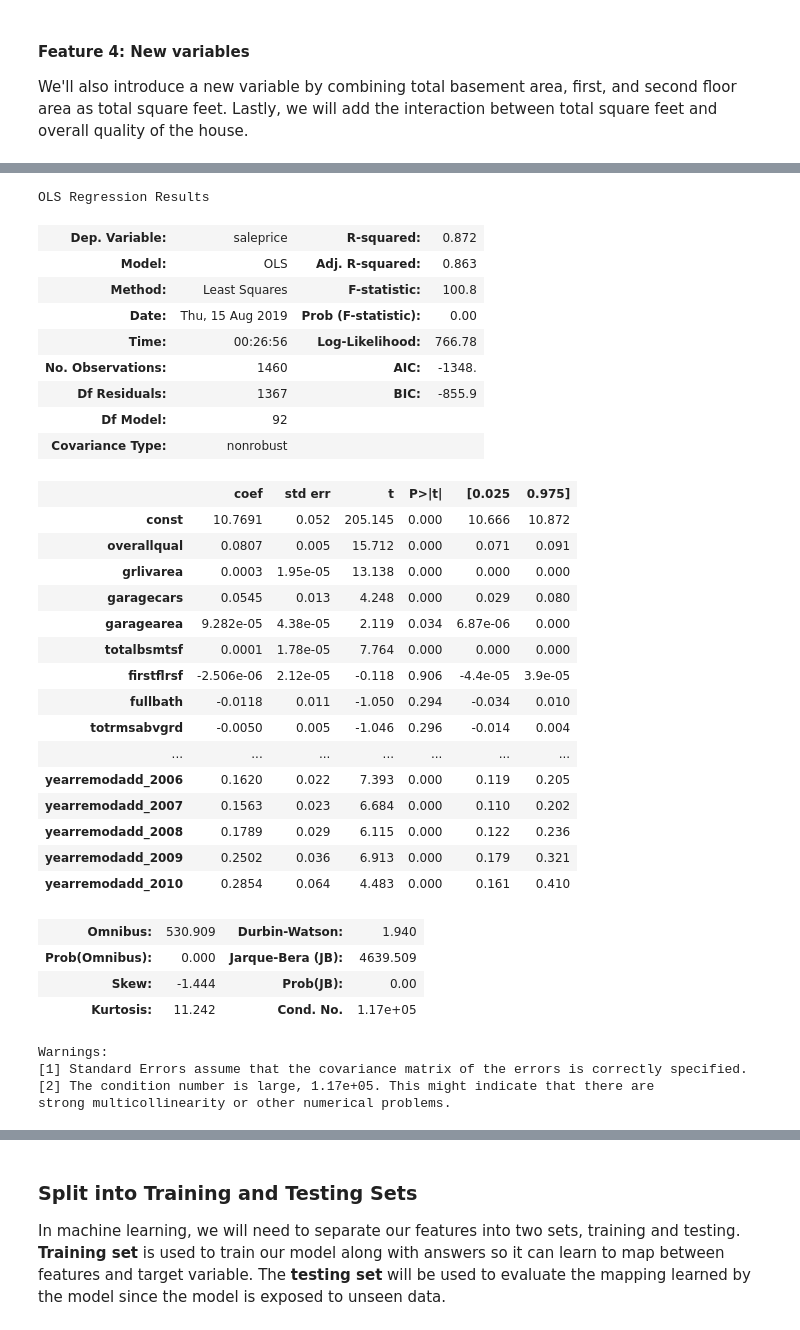
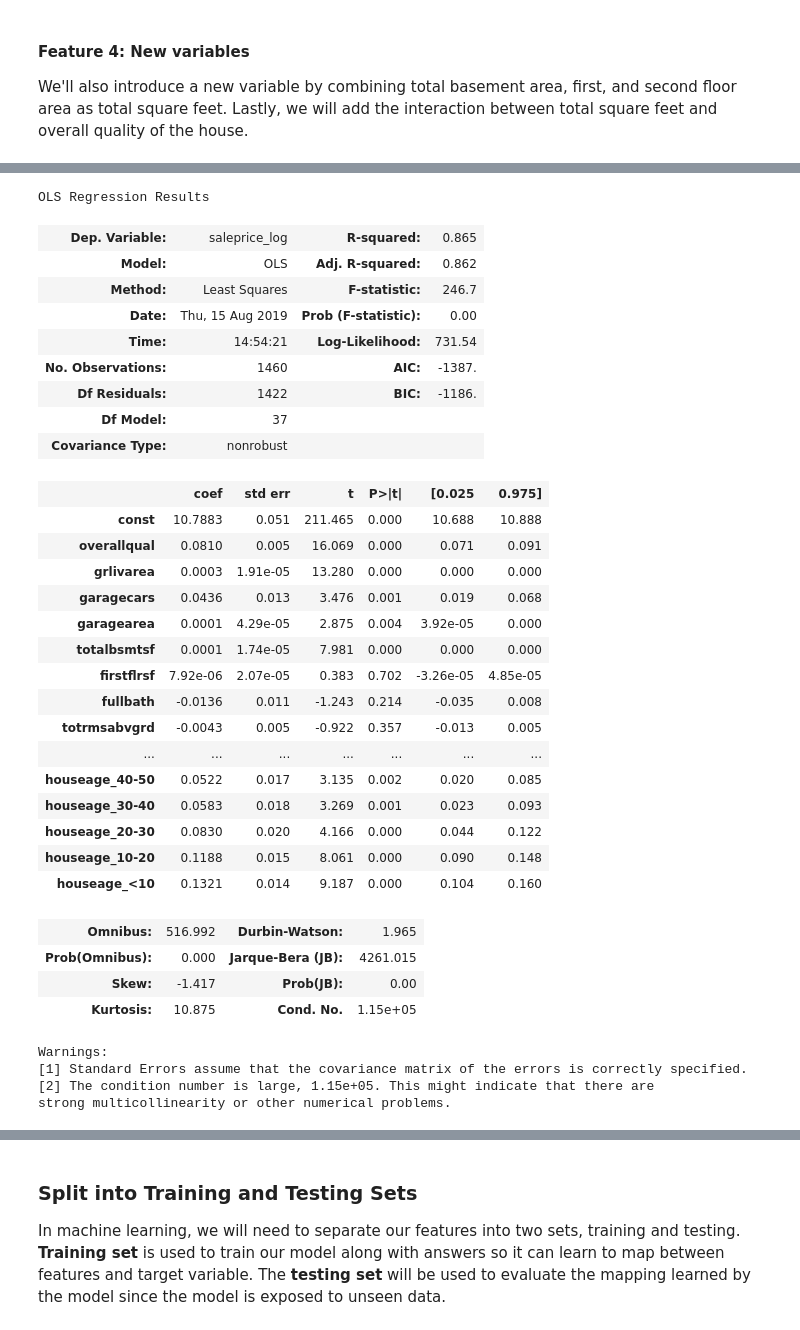
Before and after one commit to tsaw8/Thinkful_Project, a Jupyter notebook: Module 19: Supervised learning: solving regression problems/8. Challenge House prices model .ipynb, the cells around one changed output, grey strips where cells are left out. Saved outputs shown, nothing was run; the diff lists cells and outputs as text; code cells hidden in the pictures.

```diff
--- a/Module 19: Supervised learning: solving regression problems/8. Challenge House prices model .ipynb
+++ b/Module 19: Supervised learning: solving regression problems/8. Challenge House prices model .ipynb
@@ -618,7 +548,10 @@ One would expect houses in ares that are highly rated for in safety, near good s
 # %% [markdown]
 Before plotting year built, we will create house age groups.
 # %%
+# Create new house age groups
+
 df2['yearremodadd'] = pd.to_numeric(df['yearremodadd'])
 df2['saleprice'] = pd.to_numeric(df['saleprice'])
-#df2.yearbuilt.describe()
-df2.saleprice.describe()
+
+df2['houseage'] = pd.cut(df2['yearremodadd'],6,labels=['50+','40-50', '30-40','20-30',
+                                                      '10-20','<10'])
@@ -684,15 +602,17 @@ The variables look relatively independent to each other. We can look at these va
 We will be introducing the following categorical variables to the model: neighborhood and year remodel added.
 # %%
 df2 = pd.concat([df2,pd.get_dummies(df2.neighborhood, prefix="neighborhood", drop_first=True)], axis=1)
-df2 = pd.concat([df2,pd.get_dummies(df2.yearremodadd, prefix="yearremodadd", drop_first=True)], axis=1)
+df2 = pd.concat([df2,pd.get_dummies(df2.houseage, prefix="houseage", drop_first=True)], axis=1)
 
 
 dummy_column_names = list(pd.get_dummies(df2.neighborhood, prefix="neighborhood", drop_first=True).columns)
-dummy_column_names = dummy_column_names + list(pd.get_dummies(df2.yearremodadd, prefix="yearremodadd", drop_first=True).columns)
+dummy_column_names = dummy_column_names + list(pd.get_dummies(df2.houseage, prefix="houseage", drop_first=True).columns)
 # %% [markdown]
 #### Feature 3: Log transformation
 
 To increase the fit of our model, we will perform log transformation on sale price since it is highly skewed to the right.
+# %%
+df2['saleprice_log'] = np.log1p(df2['saleprice'])
 # %% [markdown]
 #### Feature 4: New variables
 
@@ -709,47 +633,47 @@ We will determine whether the features we selected are good for the model by tes
 # %%
 # Y is the target variable
-Y = np.log1p(df['saleprice'])
+Y = df2['saleprice_log']
 # X is the feature set
 X = df2[['overallqual','grlivarea','garagecars','garagearea','totalbsmtsf','firstflrsf','fullbath','totrmsabvgrd'] + dummy_column_names]
 
 X = sm.add_constant(X)
 
 results = sm.OLS(Y, X).fit()
 
 results.summary()
 # %% [output]
 OLS Regression Results
-| Dep. Variable: | saleprice | R-squared: | 0.872 |
-| Model: | OLS | Adj. R-squared: | 0.863 |
-| Method: | Least Squares | F-statistic: | 100.8 |
+| Dep. Variable: | saleprice_log | R-squared: | 0.865 |
+| Model: | OLS | Adj. R-squared: | 0.862 |
+| Method: | Least Squares | F-statistic: | 246.7 |
 | Date: | Thu, 15 Aug 2019 | Prob (F-statistic): | 0.00 |
-| Time: | 00:26:56 | Log-Likelihood: | 766.78 |
-| No. Observations: | 1460 | AIC: | -1348. |
-| Df Residuals: | 1367 | BIC: | -855.9 |
-| Df Model: | 92 |  |  |
+| Time: | 14:54:21 | Log-Likelihood: | 731.54 |
+| No. Observations: | 1460 | AIC: | -1387. |
+| Df Residuals: | 1422 | BIC: | -1186. |
+| Df Model: | 37 |  |  |
 | Covariance Type: | nonrobust |  |  |
 |  | coef | std err | t | P>|t| | [0.025 | 0.975] |
-| const | 10.7691 | 0.052 | 205.145 | 0.000 | 10.666 | 10.872 |
-| overallqual | 0.0807 | 0.005 | 15.712 | 0.000 | 0.071 | 0.091 |
-| grlivarea | 0.0003 | 1.95e-05 | 13.138 | 0.000 | 0.000 | 0.000 |
-| garagecars | 0.0545 | 0.013 | 4.248 | 0.000 | 0.029 | 0.080 |
-| garagearea | 9.282e-05 | 4.38e-05 | 2.119 | 0.034 | 6.87e-06 | 0.000 |
-| totalbsmtsf | 0.0001 | 1.78e-05 | 7.764 | 0.000 | 0.000 | 0.000 |
-| firstflrsf | -2.506e-06 | 2.12e-05 | -0.118 | 0.906 | -4.4e-05 | 3.9e-05 |
-| fullbath | -0.0118 | 0.011 | -1.050 | 0.294 | -0.034 | 0.010 |
-| totrmsabvgrd | -0.0050 | 0.005 | -1.046 | 0.296 | -0.014 | 0.004 |
+| const | 10.7883 | 0.051 | 211.465 | 0.000 | 10.688 | 10.888 |
+| overallqual | 0.0810 | 0.005 | 16.069 | 0.000 | 0.071 | 0.091 |
+| grlivarea | 0.0003 | 1.91e-05 | 13.280 | 0.000 | 0.000 | 0.000 |
+| garagecars | 0.0436 | 0.013 | 3.476 | 0.001 | 0.019 | 0.068 |
+| garagearea | 0.0001 | 4.29e-05 | 2.875 | 0.004 | 3.92e-05 | 0.000 |
+| totalbsmtsf | 0.0001 | 1.74e-05 | 7.981 | 0.000 | 0.000 | 0.000 |
+| firstflrsf | 7.92e-06 | 2.07e-05 | 0.383 | 0.702 | -3.26e-05 | 4.85e-05 |
+| fullbath | -0.0136 | 0.011 | -1.243 | 0.214 | -0.035 | 0.008 |
+| totrmsabvgrd | -0.0043 | 0.005 | -0.922 | 0.357 | -0.013 | 0.005 |
 | ... | ... | ... | ... | ... | ... | ... |
-| yearremodadd_2006 | 0.1620 | 0.022 | 7.393 | 0.000 | 0.119 | 0.205 |
-| yearremodadd_2007 | 0.1563 | 0.023 | 6.684 | 0.000 | 0.110 | 0.202 |
-| yearremodadd_2008 | 0.1789 | 0.029 | 6.115 | 0.000 | 0.122 | 0.236 |
-| yearremodadd_2009 | 0.2502 | 0.036 | 6.913 | 0.000 | 0.179 | 0.321 |
-| yearremodadd_2010 | 0.2854 | 0.064 | 4.483 | 0.000 | 0.161 | 0.410 |
+| houseage_40-50 | 0.0522 | 0.017 | 3.135 | 0.002 | 0.020 | 0.085 |
+| houseage_30-40 | 0.0583 | 0.018 | 3.269 | 0.001 | 0.023 | 0.093 |
+| houseage_20-30 | 0.0830 | 0.020 | 4.166 | 0.000 | 0.044 | 0.122 |
+| houseage_10-20 | 0.1188 | 0.015 | 8.061 | 0.000 | 0.090 | 0.148 |
+| houseage_<10 | 0.1321 | 0.014 | 9.187 | 0.000 | 0.104 | 0.160 |
-| Omnibus: | 530.909 | Durbin-Watson: | 1.940 |
-| Prob(Omnibus): | 0.000 | Jarque-Bera (JB): | 4639.509 |
-| Skew: | -1.444 | Prob(JB): | 0.00 |
-| Kurtosis: | 11.242 | Cond. No. | 1.17e+05 |
+| Omnibus: | 516.992 | Durbin-Watson: | 1.965 |
+| Prob(Omnibus): | 0.000 | Jarque-Bera (JB): | 4261.015 |
+| Skew: | -1.417 | Prob(JB): | 0.00 |
+| Kurtosis: | 10.875 | Cond. No. | 1.15e+05 |
 Warnings:
 [1] Standard Errors assume that the covariance matrix of the errors is correctly specified.
-[2] The condition number is large, 1.17e+05. This might indicate that there are
+[2] The condition number is large, 1.15e+05. This might indicate that there are
 strong multicollinearity or other numerical problems.
 # %% [markdown]
```
Also changed, not shown: parts of 49 cells of this notebook, 3 other files.
